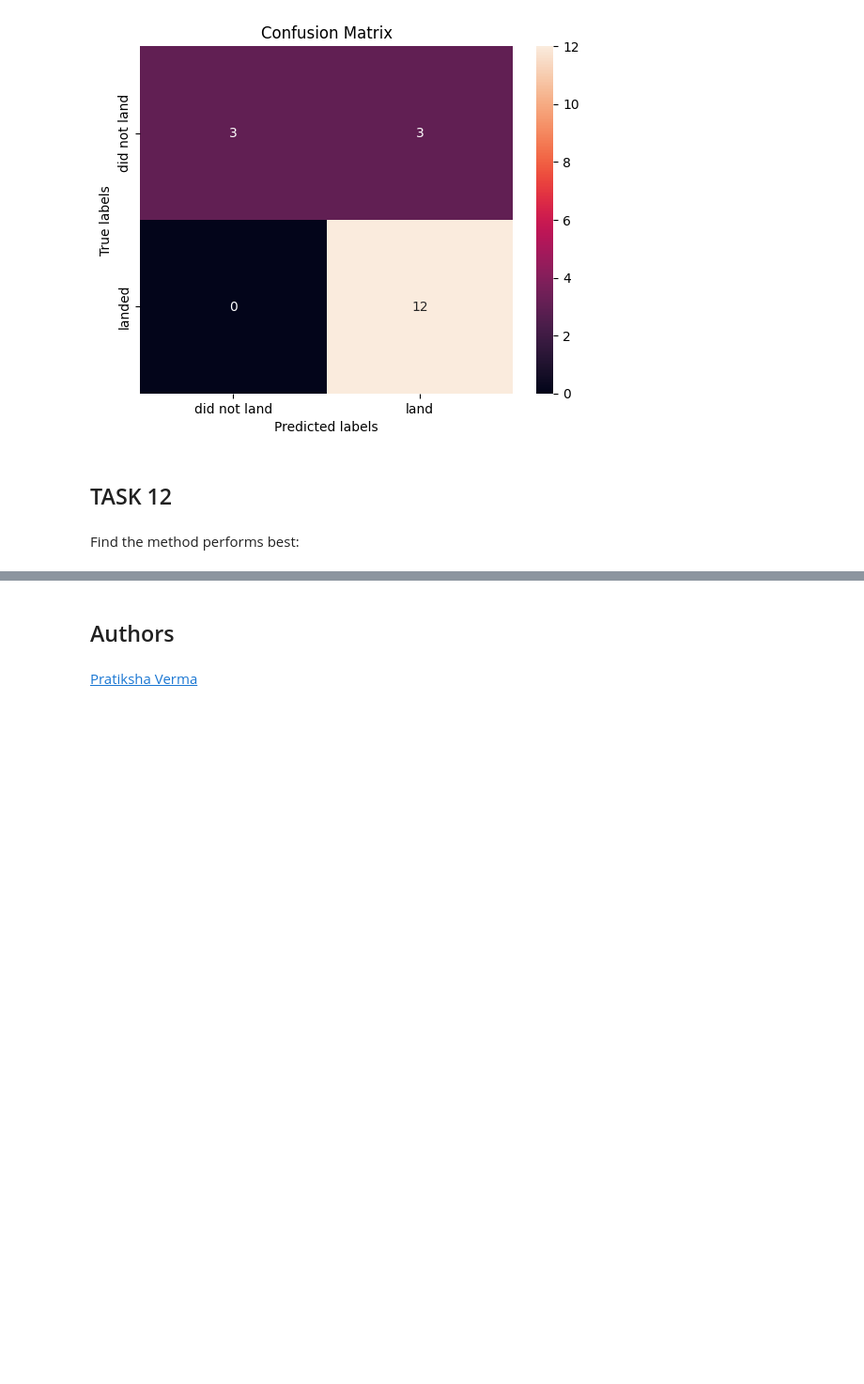
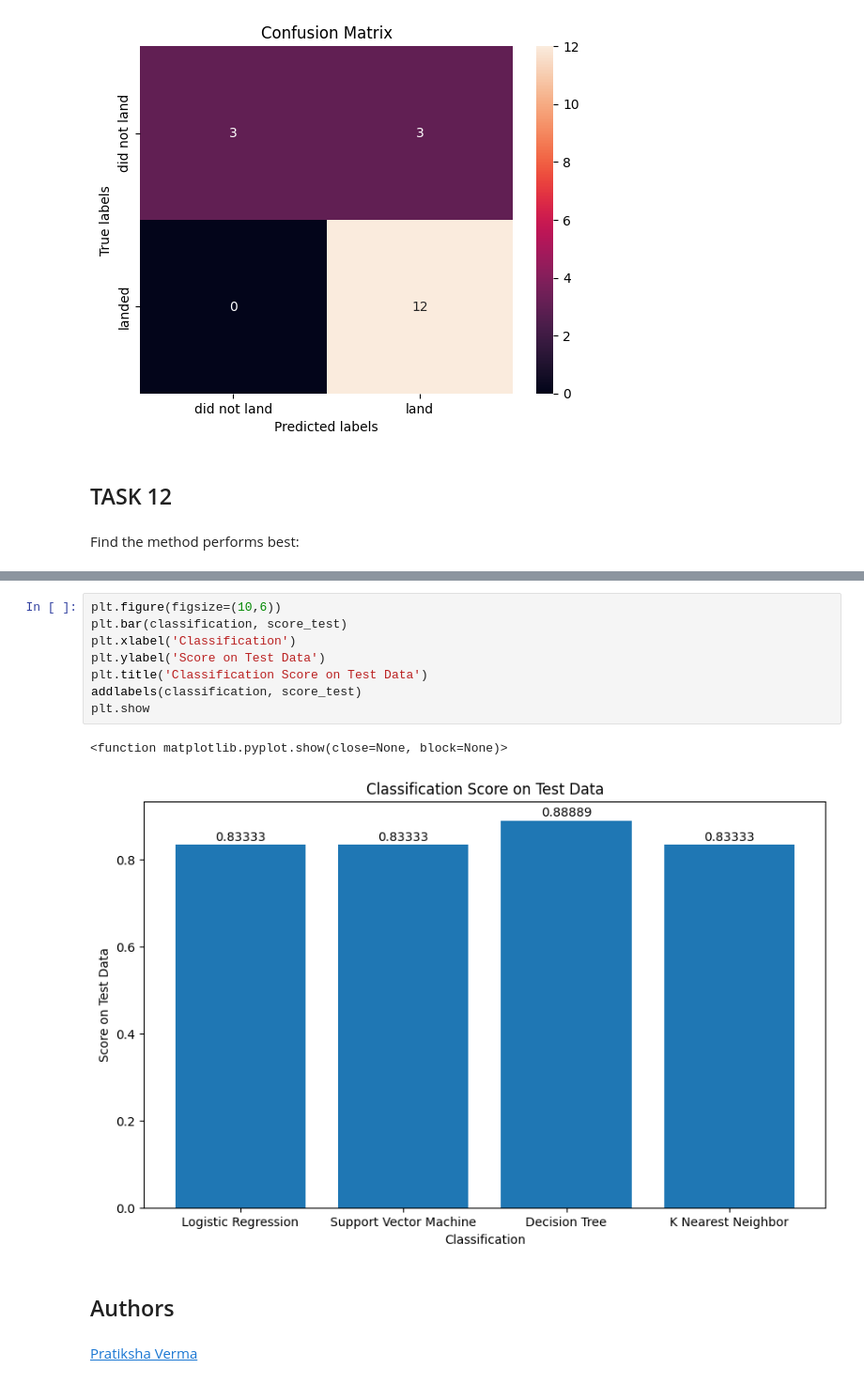
Before and after one commit to trace813/Public, a Jupyter notebook: SpaceX_Machine Learning Prediction_Part_5.ipynb, the cells around one changed output, grey strips where cells are left out. Shown: that part at 94% size. Saved outputs shown, nothing was run; the diff lists cells and outputs as text; blank space fills up the shorter version.

```diff
--- a/SpaceX_Machine Learning Prediction_Part_5.ipynb
+++ b/SpaceX_Machine Learning Prediction_Part_5.ipynb
@@ -360,3 +409,14 @@ All performed the same.
+# %%
+plt.figure(figsize=(10,6))
+plt.bar(classification, score_test)
+plt.xlabel('Classification')
+plt.ylabel('Score on Test Data')
+plt.title('Classification Score on Test Data')
+addlabels(classification, score_test)
+plt.show
+# %% [output]
+<function matplotlib.pyplot.show(close=None, block=None)>
+[figure, added]
 # %% [markdown]
 ## Authors
 # %% [markdown]
```
Also changed, not shown: parts of 14 cells of this notebook.
